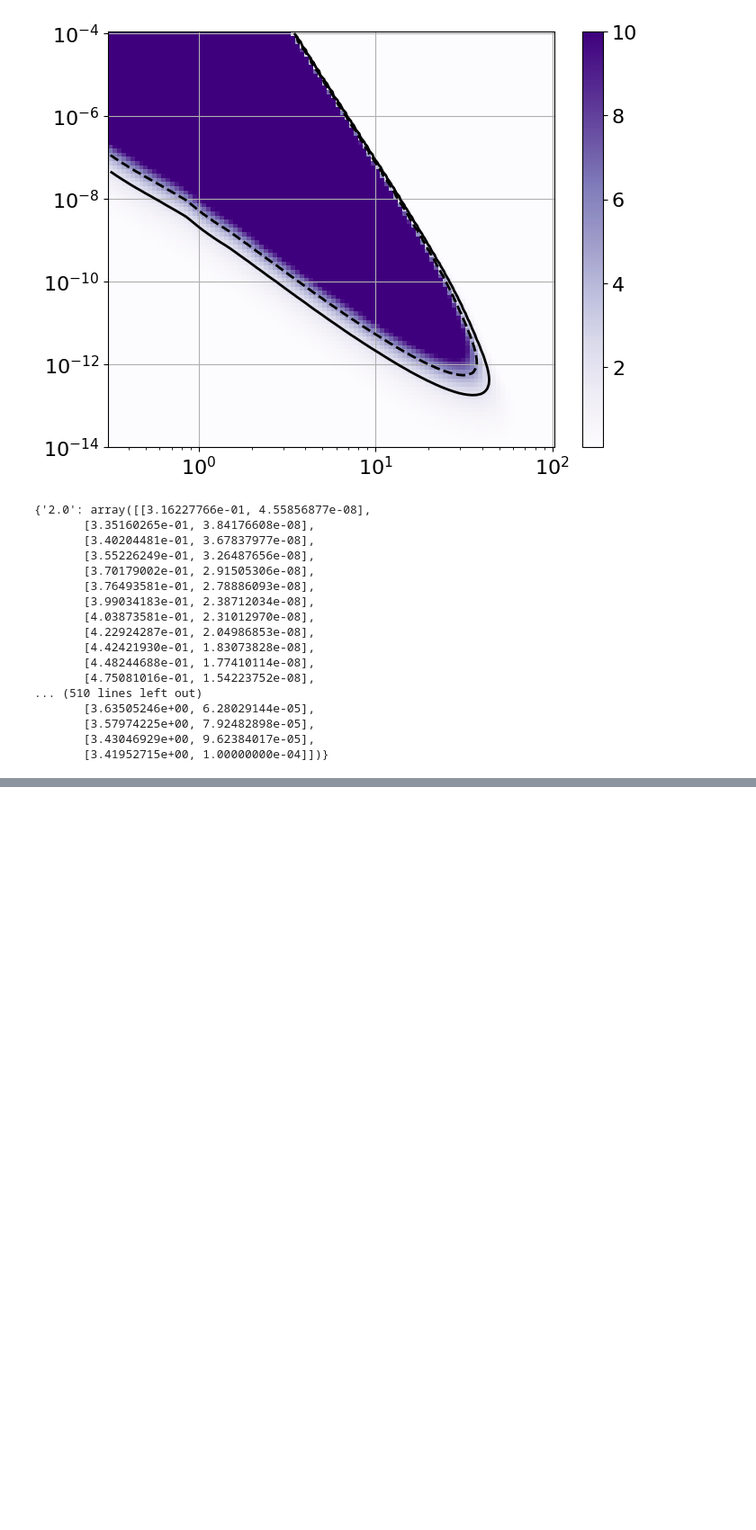
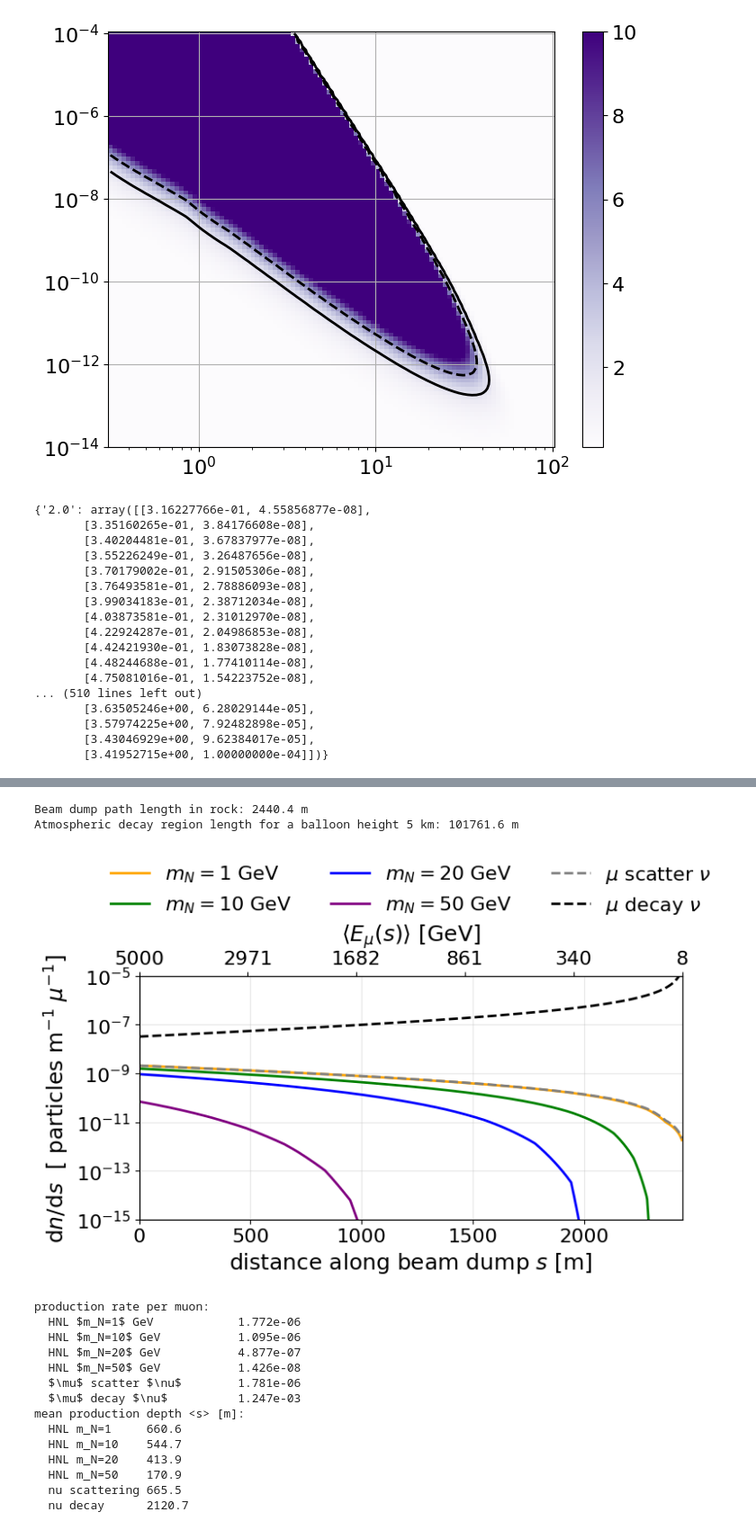
Before and after one commit to nickkamp1/NeutrinoFactoryHNL, a Jupyter notebook: Balloon.ipynb, the cells around one changed output, grey strips where cells are left out. Shown at 90% size. Saved outputs shown, nothing was run; the diff lists cells and outputs as text; code cells hidden in the pictures; blank space fills up the shorter version.

Commit message:
production along beam dump

```diff
--- a/Balloon.ipynb
+++ b/Balloon.ipynb
@@ -702,0 +703,80 @@ np.savez(path, **contour_dict)
+# %%
+# Production position along the beam dump: HNLs vs the two neutrino sources.
+# compute_weighted_production_rate returns the normalised production weight per
+# depth bin, so no MC sampling is needed.  s = 0 is the dump origin (beam entry),
+# s = L_target the rock/air surface.  Shapes are U2-independent (sigma ~ U2).
+from src.balloon import muon_energy_in_earth
+geom = HNLFluxGeometry(E_mu=E_MU, dump_depth=DUMP_DEPTH, dump_angle=DUMP_ANGLE)
+N_BINS = 1000
+hnl_masses = [1,10,20,50]
+colors = ['orange','green', 'blue', 'purple', 'orange']
+fig, ax = plt.subplots()
+rates = {}
+
+for i, m in enumerate(hnl_masses):
+    rate, s, w, E_mu_local = geom.compute_weighted_production_rate(
+        m_N=m, U2=1.0, N_depth_bins=N_BINS, mode="scattering")
+    ds = s[1] - s[0]
+    ax.plot(s, w / ds * rate, color=colors[i], lw=2,
+            label=r"$m_N = %g$ GeV" % m)
+    rates[r"HNL $m_N=%g$ GeV" % m] = rate
+
+for mode, lbl, style in [
+        ("scattering", r"$\mu$ scatter $\nu$", dict(color="gray", ls="--", lw=2)),
+        ("decay",      r"$\mu$ decay $\nu$",   dict(color="black", ls="--", lw=2))]:
+    rate, s, w, E_mu_local = geom.compute_weighted_production_rate(
+        m_N=0.0, U2=1.0, N_depth_bins=N_BINS, mode=mode)
+    ds = s[1] - s[0]
+    ax.plot(s, w / ds * rate, label=lbl, **style)
+    rates[lbl] = rate
+
+ax.set_xlabel(r"distance along beam dump $s$ [m]")
+ax.set_ylabel(r"$\mathrm{d}n/\mathrm{d}s$  [ particles m$^{-1}$ $\mu^{-1}$]")
+ax.set_yscale("log")
+ax.set_xlim(0, geom.L_target)
+ax.set_ylim(1e-15, 1e-5)
+#ax.legend(loc="lower left", fontsize=9, ncol=2)
+ax.legend(ncol=3,bbox_to_anchor=(0.5,1.5), loc='upper center', borderaxespad=0.1)
+ax.grid(alpha=0.3)
+
+# top axis: muon energy at that depth, which is what drives every shape here
+sec = ax.twiny()
+sec.set_xlim(ax.get_xlim())
+ticks = np.linspace(0, geom.L_target, 6)
+sec.set_xticks(ticks)
+sec.set_xticklabels(["%.0f" % muon_energy_in_earth(geom.E_mu, t) for t in ticks])
+sec.set_xlabel(r"$\langle E_\mu(s) \rangle$ [GeV]",labelpad=7.5)
+
+plt.tight_layout()
+plt.savefig("Figures/balloon/production_position_along_dump.png", dpi=100, bbox_inches="tight")
+plt.show()
+
+# integrated yield per muon (at U2 = 1 for the HNLs; scales linearly with U2)
+print("production rate per muon:")
+for k, v in rates.items():
+    print("  %-26s %.3e" % (k, v))
+print("mean production depth <s> [m]:")
+for m in hnl_masses:
+    _, s, w, _ = geom.compute_weighted_production_rate(m_N=m, U2=1.0, N_depth_bins=N_BINS, mode="scattering")
+    print("  HNL m_N=%-5g %.1f" % (m, np.sum(s * w)))
+for mode in ("scattering", "decay"):
+    _, s, w, _ = geom.compute_weighted_production_rate(m_N=0.0, U2=1.0, N_depth_bins=N_BINS, mode=mode)
+    print("  nu %-10s %.1f" % (mode, np.sum(s * w)))
+# %% [output]
+Beam dump path length in rock: 2440.4 m
+Atmospheric decay region length for a balloon height 5 km: 101761.6 m
+[figure, added]
+production rate per muon:
+  HNL $m_N=1$ GeV            1.772e-06
+  HNL $m_N=10$ GeV           1.095e-06
+  HNL $m_N=20$ GeV           4.877e-07
+  HNL $m_N=50$ GeV           1.426e-08
+  $\mu$ scatter $\nu$        1.781e-06
+  $\mu$ decay $\nu$          1.247e-03
+mean production depth <s> [m]:
+  HNL m_N=1     660.6
+  HNL m_N=10    544.7
+  HNL m_N=20    413.9
+  HNL m_N=50    170.9
+  nu scattering 665.5
+  nu decay      2120.7
```
Also changed, not shown: parts of 1 cell of this notebook, 1 other file.
